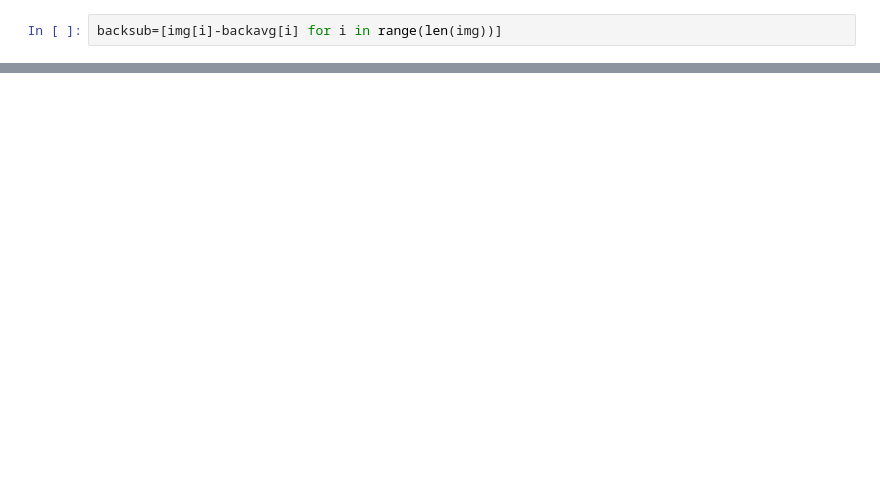
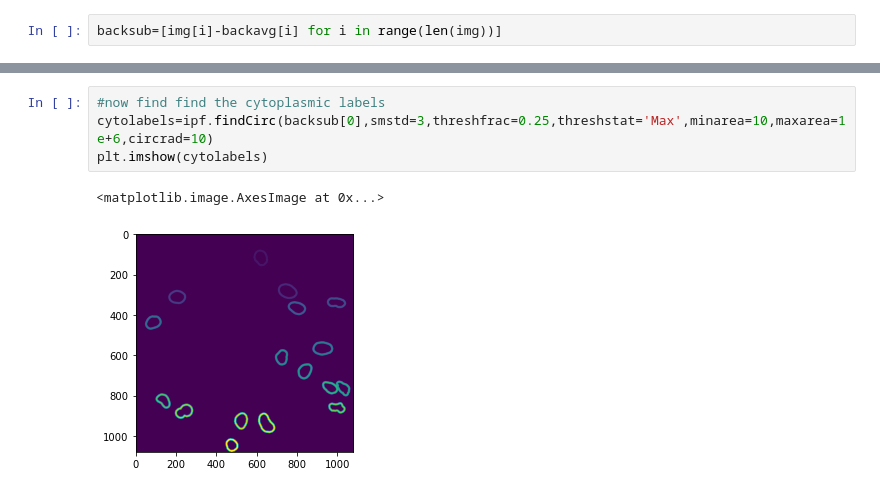
Before and after one commit to jayunruh/napari-IP-workflow, a Jupyter notebook: src/napari_ip_workflow/_tests/standard_segmentation.ipynb, the cells around one changed output, grey strips where cells are left out. Cells and saved outputs as stored; diff of their text form; blank space fills up the shorter version.

```diff
--- a/src/napari_ip_workflow/_tests/standard_segmentation.ipynb
+++ b/src/napari_ip_workflow/_tests/standard_segmentation.ipynb
@@ -97,0 +46,7 @@ def findNuclei(nucimg,smstd,threshfrac,threshstat='Max',threshpercentile=99.0,mi
+# %%
+#now find find the cytoplasmic labels
+cytolabels=ipf.findCirc(backsub[0],smstd=3,threshfrac=0.25,threshstat='Max',minarea=10,maxarea=1e+6,circrad=10)
+plt.imshow(cytolabels)
+# %% [output]
+<matplotlib.image.AxesImage at 0x...>
+[figure, added]
```
Also changed, not shown: parts of 10 cells of this notebook, 7 other files.
